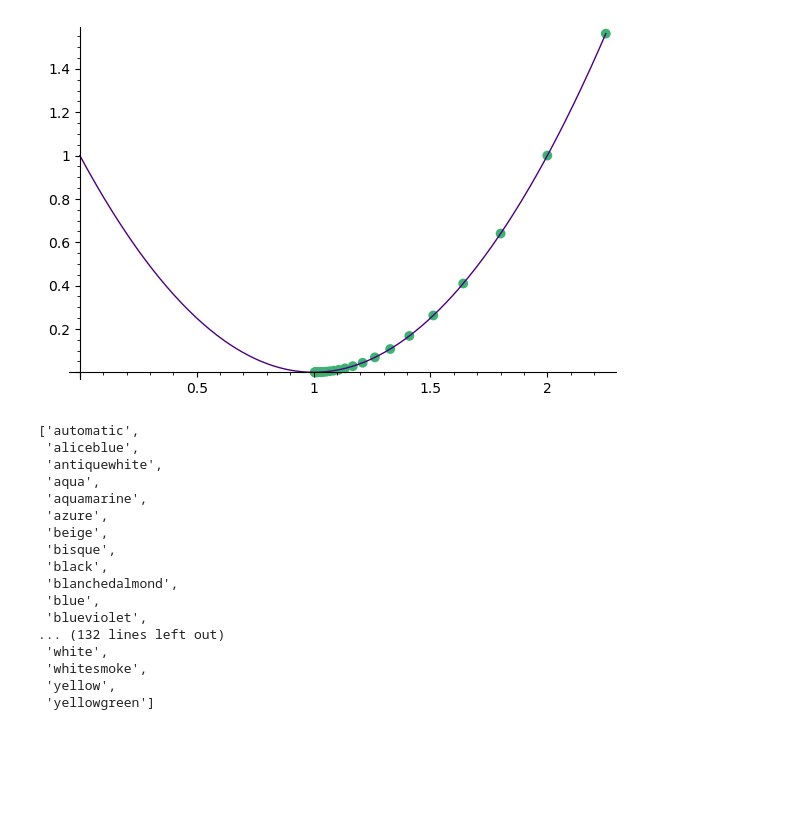
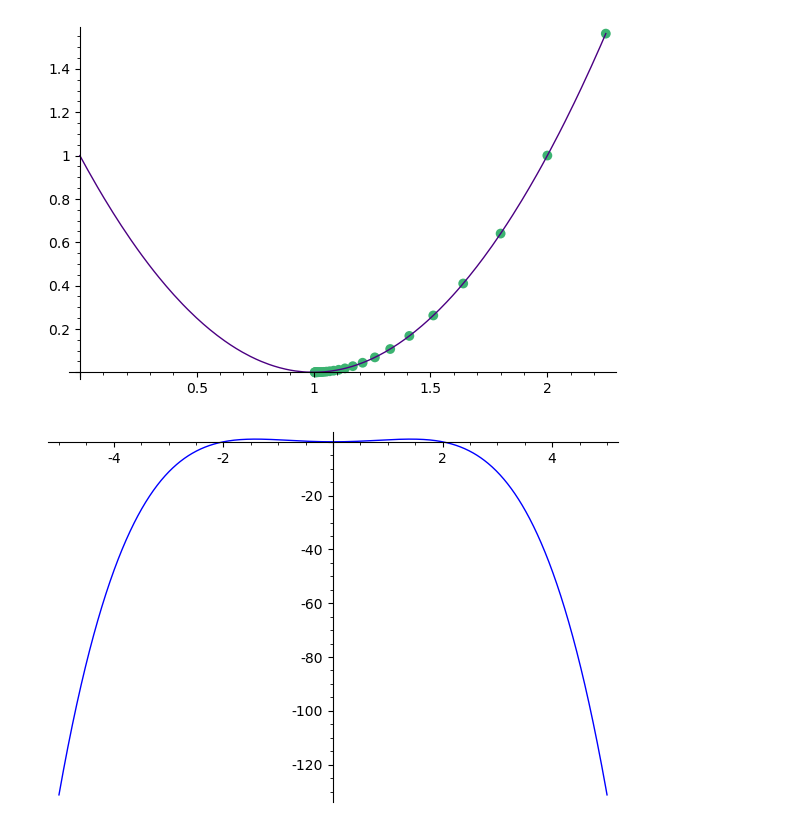
Before and after one commit to FloDarPie/L3, a Jupyter notebook: S5/MathIA/analyse/descenteGradient.ipynb, the cells around one changed output. Saved outputs shown, nothing was run; the diff lists cells and outputs as text; code cells hidden in the pictures; blank space fills up the shorter version.

```diff
--- a/S5/MathIA/analyse/descenteGradient.ipynb
+++ b/S5/MathIA/analyse/descenteGradient.ipynb
@@ -49,23 +49,3 @@ u=s[0][0]
 plot(f, 0,u,color='indigo') + point(s,pointsize=50,color='mediumseagreen')
 # %% [output]
 [figure]
-# %%
-list(colors)
-# %% [output]
-['automatic',
- 'aliceblue',
- 'antiquewhite',
- 'aqua',
- 'aquamarine',
- 'azure',
- 'beige',
- 'bisque',
- 'black',
- 'blanchedalmond',
- 'blue',
- 'blueviolet',
-... (132 lines left out)
- 'white',
- 'whitesmoke',
- 'yellow',
- 'yellowgreen']
@@ -71,0 +73,6 @@ list(colors)
+# %%
+f = x*x - 1/4*x*x*x*x
+u=5
+plot(f, -u,u)
+# %% [output]
+[figure, added]
```
Also changed, not shown: parts of 8 cells of this notebook, 36 other files.
